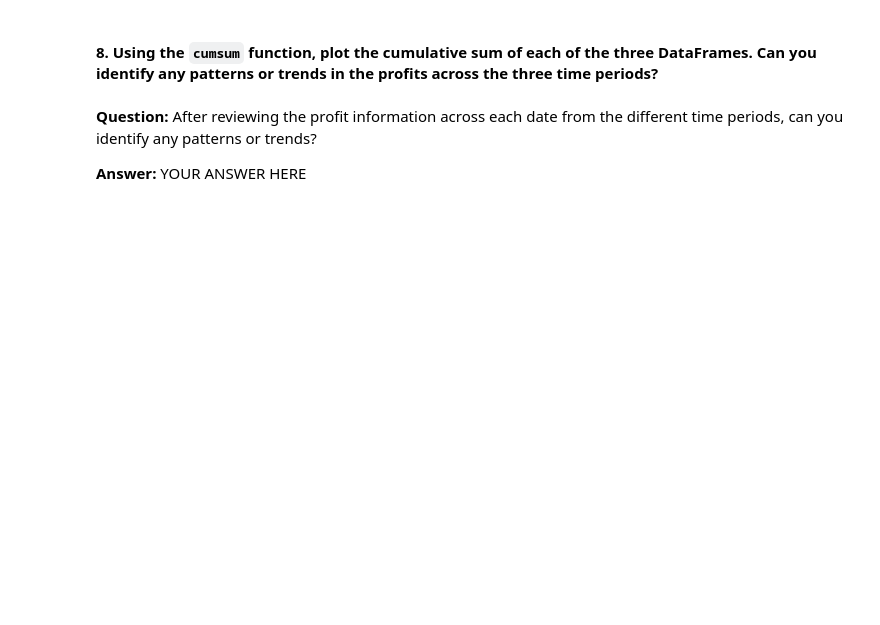
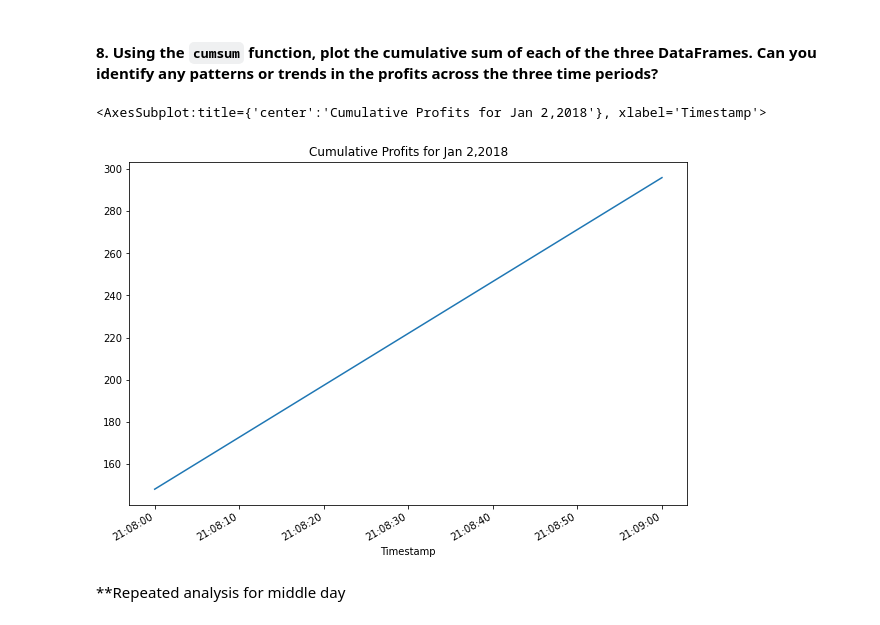
Before and after one commit to annwhowell/Mod3_Challenge, a Jupyter notebook: crypto_arbitrage.ipynb, the cells around one changed output. Drawn from its saved outputs; the diff is of its cells as text; code cells hidden in the pictures; blank space fills up the shorter version.

```diff
--- a/crypto_arbitrage.ipynb
+++ b/crypto_arbitrage.ipynb
@@ -701,8 +719,9 @@ profit_sum_early
 cumulative_profit_early = profit_per_trade_early.cumsum()
 # %%
 # Plot the cumulative sum of profits for the early profit per trade DataFrame
-cumulative_profit_early.plot(figsize=(10,7), title="Cumulative Profits")
+cumulative_profit_early.plot(figsize=(10,7), title="Cumulative Profits for Jan 2,2018")
+# %% [output]
+<AxesSubplot:title={'center':'Cumulative Profits for Jan 2,2018'}, xlabel='Timestamp'>
+[figure, added]
-# %% [markdown]
-**Question:** After reviewing the profit information across each date from the different time periods, can you identify any patterns or trends?
-
-**Answer:** YOUR ANSWER HERE
+# %% [markdown]
+**Repeated analysis for middle day
```
Also changed, not shown: parts of 28 cells of this notebook, 1 other file.
